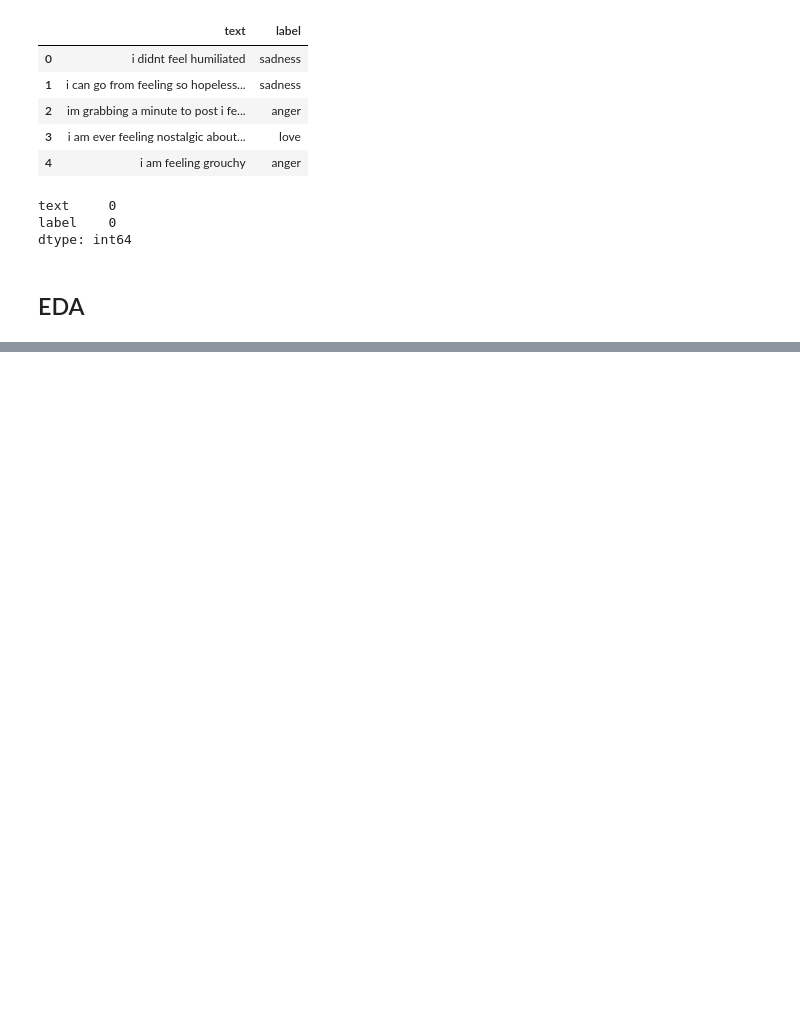
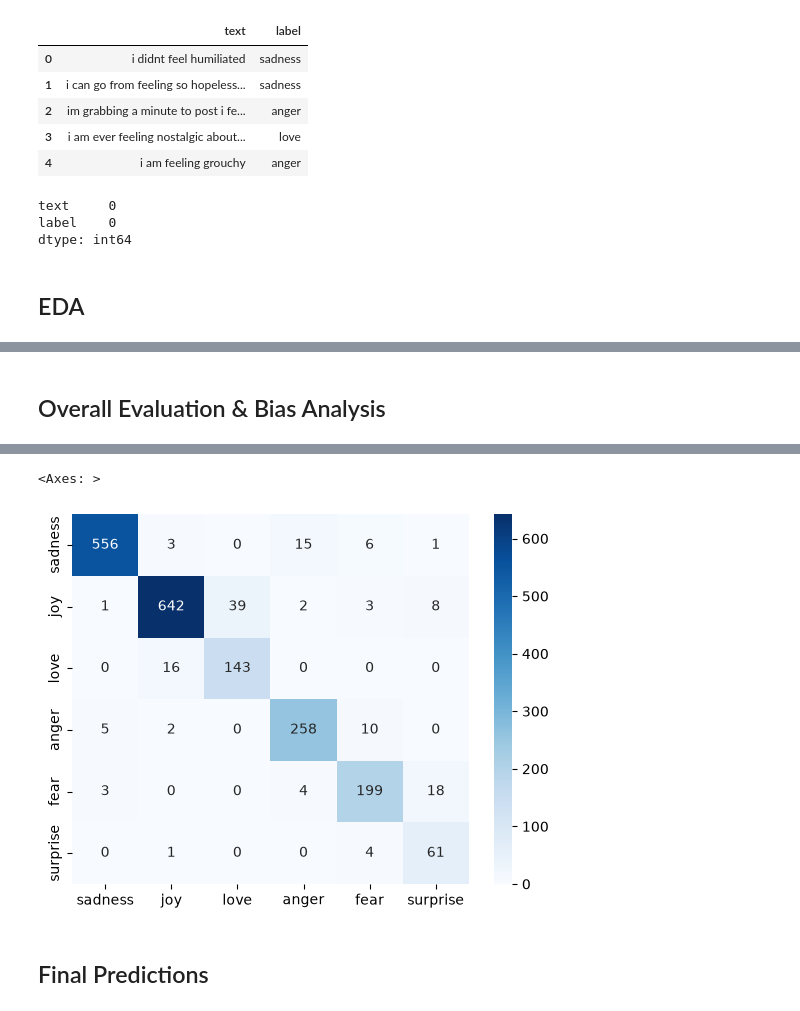
Before and after one commit to Ashish800935/emotion-classification-nlp, a Jupyter notebook: notebooks/emotion_prediction.ipynb, the cells around one changed output, grey strips where cells are left out. Saved outputs shown, nothing was run; the diff lists cells and outputs as text; code cells hidden in the pictures; blank space fills up the shorter version.

```diff
--- a/notebooks/emotion_prediction.ipynb
+++ b/notebooks/emotion_prediction.ipynb
@@ -59,0 +158,7 @@ dtype: int64
+# %%
+from tensorflow.keras.callbacks import EarlyStopping, ModelCheckpoint
+early_stopping = EarlyStopping(
+    monitor   ='val_loss',
+    patience  =3,
+    restore_best_weights=True
+    )
@@ -59,0 +334,20 @@ dtype: int64
+# %%
+from tensorflow.keras.layers import Bidirectional
+BiGRU=Sequential([
+    Embedding(input_dim=max_words, output_dim=300, input_length=50),
+    Bidirectional(GRU(128, return_sequences=True)),
+    Dropout(0.5),
+    Bidirectional(GRU(64)),
+    Dropout(0.5),
+
+    Dense(32, activation='relu'),
+    Dense(num_classes, activation='softmax')
+])
+
+BiGRU.compile(
+    optimizer='adam',
+    loss='sparse_categorical_crossentropy',
+    metrics=['accuracy']
+)
+
+BiGRU.summary()
@@ -59,0 +376,12 @@ dtype: int64
+# %%
+BiGRU.fit(
+    padded_train_sequences,
+    train_labels,
+    epochs=20,
+    batch_size=32,
+    validation_data=(padded_test_sequences, test_labels),
+
+    class_weight=class_weight_dict,
+    callbacks=[early_stopping]
+
+)
@@ -59,0 +435,8 @@ dtype: int64
+# %% [markdown]
+## Overall Evaluation & Bias Analysis
+# %%
+from sklearn.metrics import  confusion_matrix
+BiGRU_predictions = np.argmax(BiGRU.predict(padded_test_sequences), axis=1)
+
+sns.heatmap(confusion_matrix(test_labels, BiGRU_predictions), annot=True, fmt='d', cmap='Blues', xticklabels=label_names, yticklabels=label_names)
+# %% [output]
@@ -59,0 +444,4 @@ dtype: int64
+<Axes: >
+[figure, added]
+# %% [markdown]
+## Final Predictions
```
Also changed, not shown: parts of 34 cells of this notebook, 1 other file.
